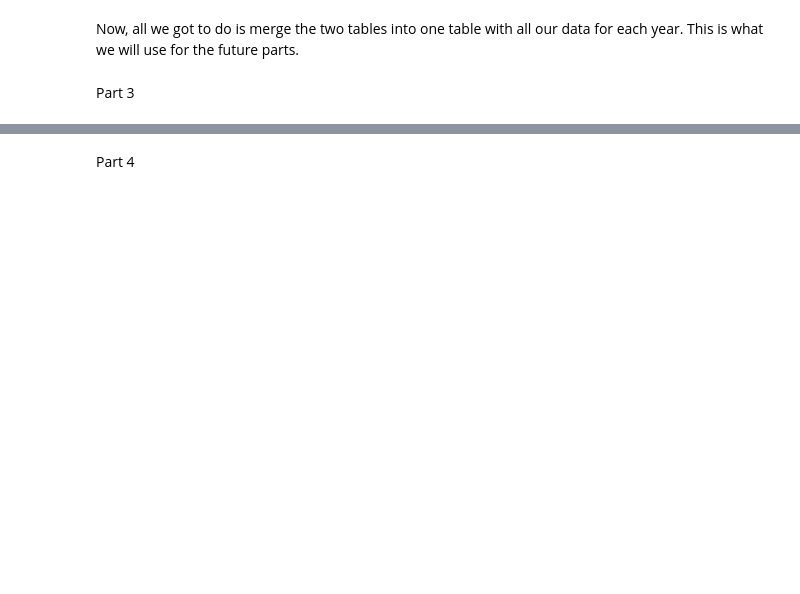
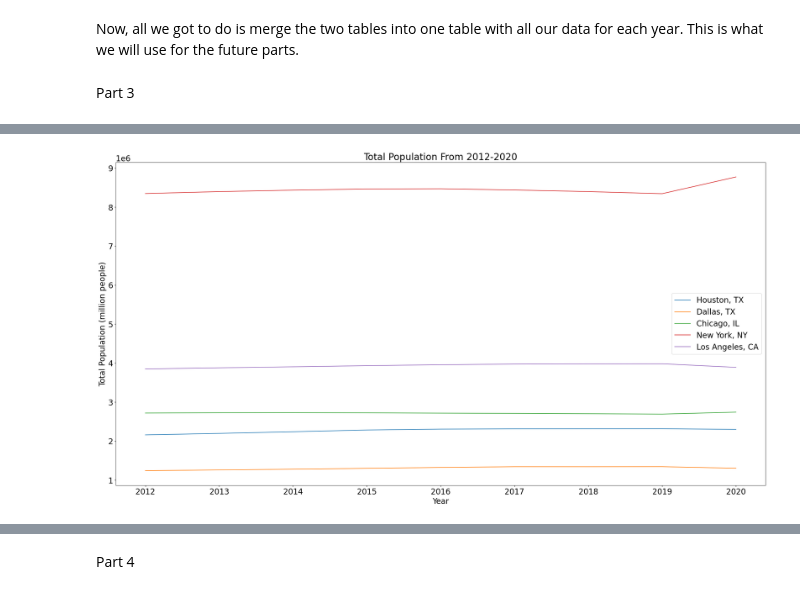
Before and after one commit to NTajalli/Analysis-of-Housing-Prices, a Jupyter notebook: Analysis.ipynb, the cells around one changed output, grey strips where cells are left out. Drawn from its saved outputs; the diff is of its cells as text; code cells hidden in the pictures; blank space fills up the shorter version.

```diff
--- a/Analysis.ipynb
+++ b/Analysis.ipynb
@@ -244,0 +287,16 @@ for the future parts.
+# %%
+# Draw a line plot of Total Population From 2012-2020
+city_set = set(final_df['City'])
+
+plt.figure(figsize=(30,15))
+for city in city_set:
+     selected_data = final_df.loc[final_df['City'] == city]
+     plt.plot(selected_data['Year'], selected_data['Total Population'], label=city)
+
+plt.title("Total Population From 2012-2020")
+plt.xlabel("Year")
+plt.ylabel("Total Population (million people)")
+plt.legend()
+plt.show()
+# %% [output]
+[figure, added]
```
Also changed, not shown: parts of 24 cells of this notebook, 2 other files.
